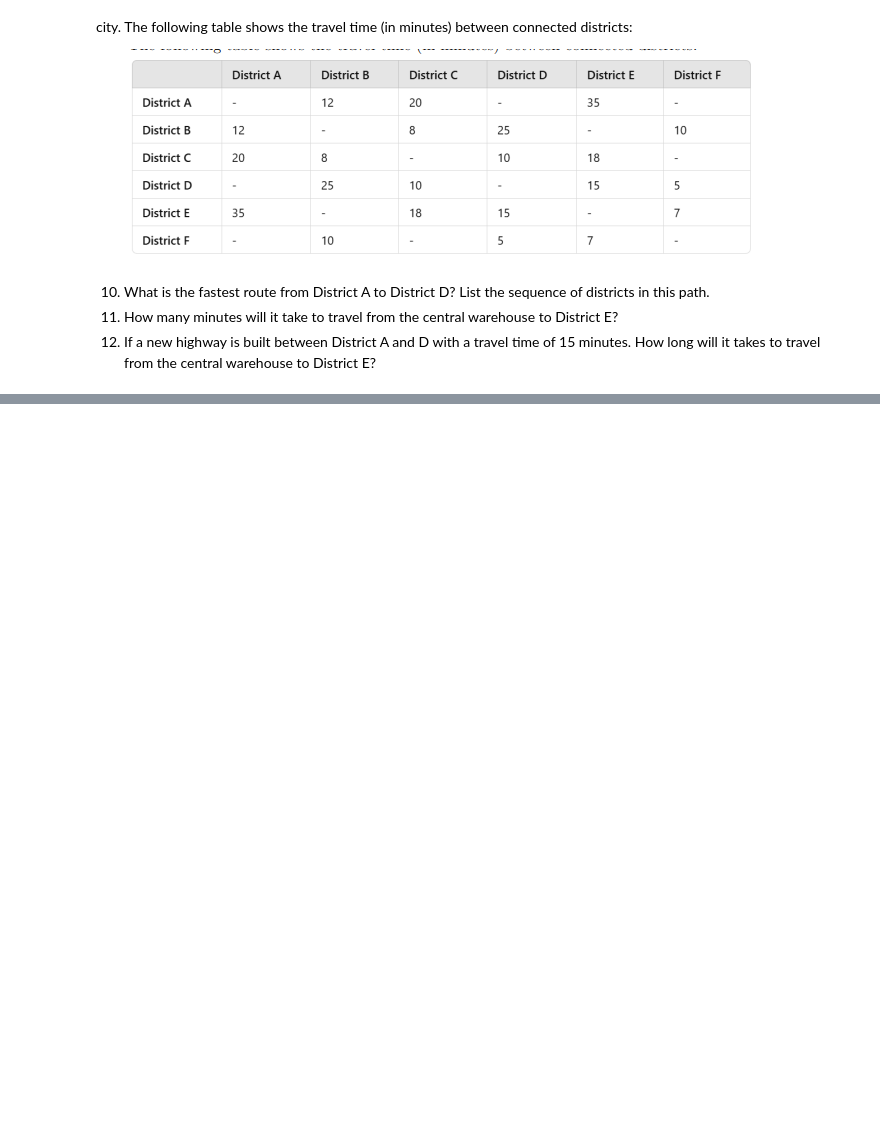
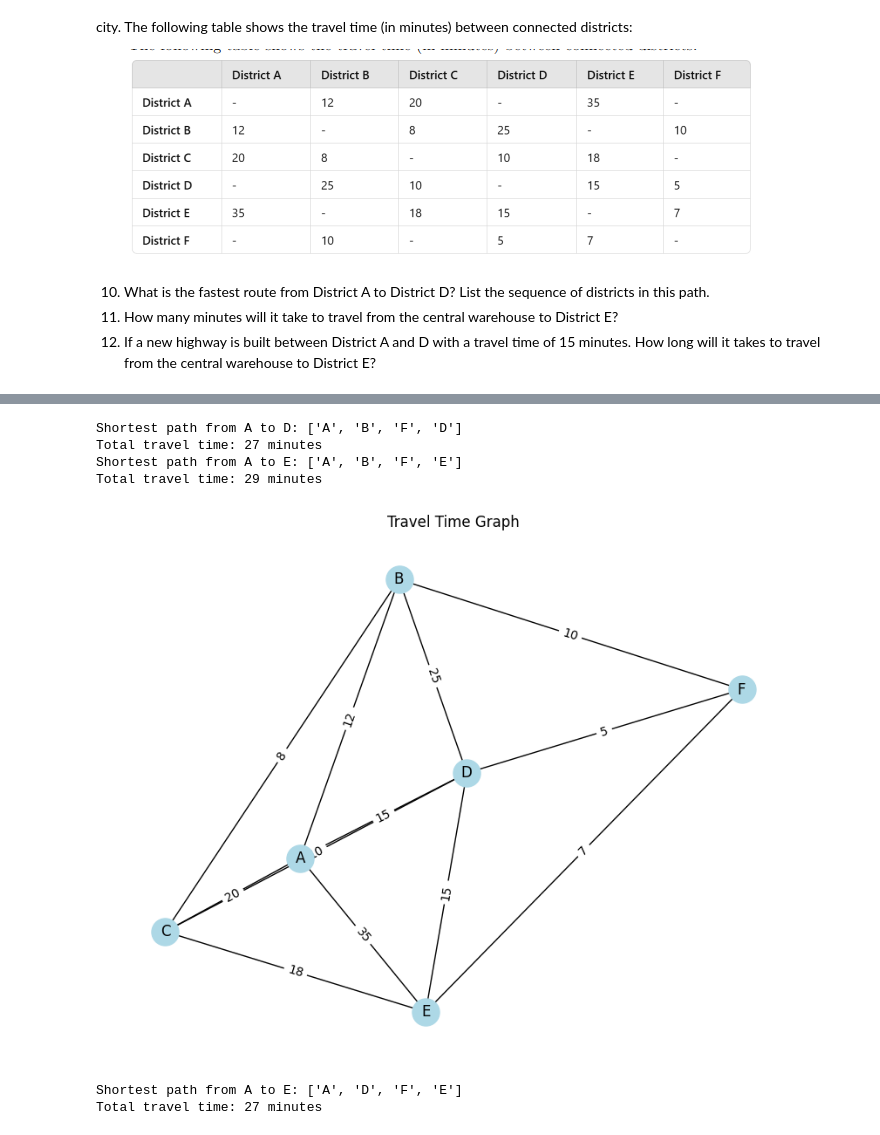
Before and after one commit to LeinnarF/Graph-Theory, a Jupyter notebook: Quiz 2/GraphTheory Quiz2.ipynb, the cells around one changed output, grey strips where cells are left out. Cells and saved outputs as stored; diff of their text form; code cells hidden in the pictures; blank space fills up the shorter version.

```diff
--- a/Quiz 2/GraphTheory Quiz2.ipynb
+++ b/Quiz 2/GraphTheory Quiz2.ipynb
@@ -348,0 +457,43 @@ travel_time = [
+# %%
+def Solution(start, target):
+    shortest_paths, predecessors = G.dijkstra(start)
+    shortest_path = G.get_shortest_path(predecessors, start, target)
+
+    print(f"Shortest path from {start} to {target}: {shortest_path}")
+    print(f"Total travel time: {shortest_paths[target]} minutes")
+
+Solution('A', 'D')
+
+Solution('A', 'E')
+# %% [output]
+Shortest path from A to D: ['A', 'B', 'F', 'D']
+Total travel time: 27 minutes
+Shortest path from A to E: ['A', 'B', 'F', 'E']
+Total travel time: 29 minutes
+# %%
+New_travel_time = [
+    ('A', 'B', 12),
+    ('A', 'C', 20),
+    ('A', 'E', 35),
+    ('B', 'C', 8),
+    ('B', 'D', 25),
+    ('B', 'F', 10),
+    ('C', 'D', 10),
+    ('C', 'E', 18),
+    ('D', 'E', 15),
+    ('D', 'F', 5),
+    ('E', 'F', 7),
+    ('A', 'D', 15)
+]
+
+G = Graph()
+for u, v, w in New_travel_time:
+    G.add_edge(u, v, w)
+
+G.draw_graph("Travel Time Graph")
+
+Solution('A', 'E')
+# %% [output]
+[figure, added]
+Shortest path from A to E: ['A', 'D', 'F', 'E']
+Total travel time: 27 minutes
```
Also changed, not shown: parts of 12 cells of this notebook, 2 other files.
